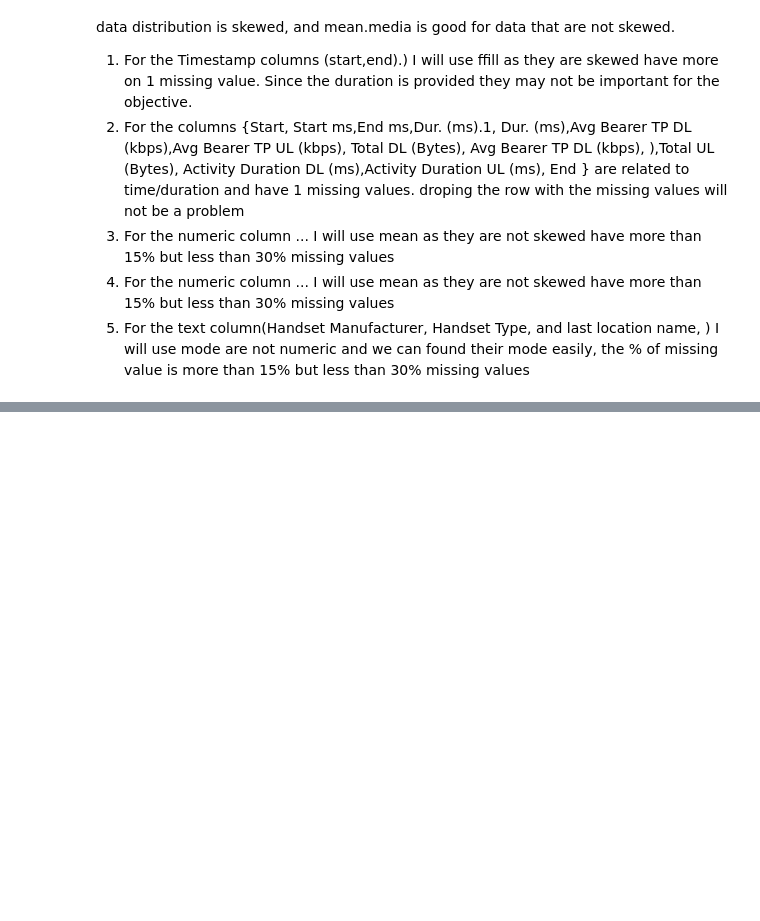
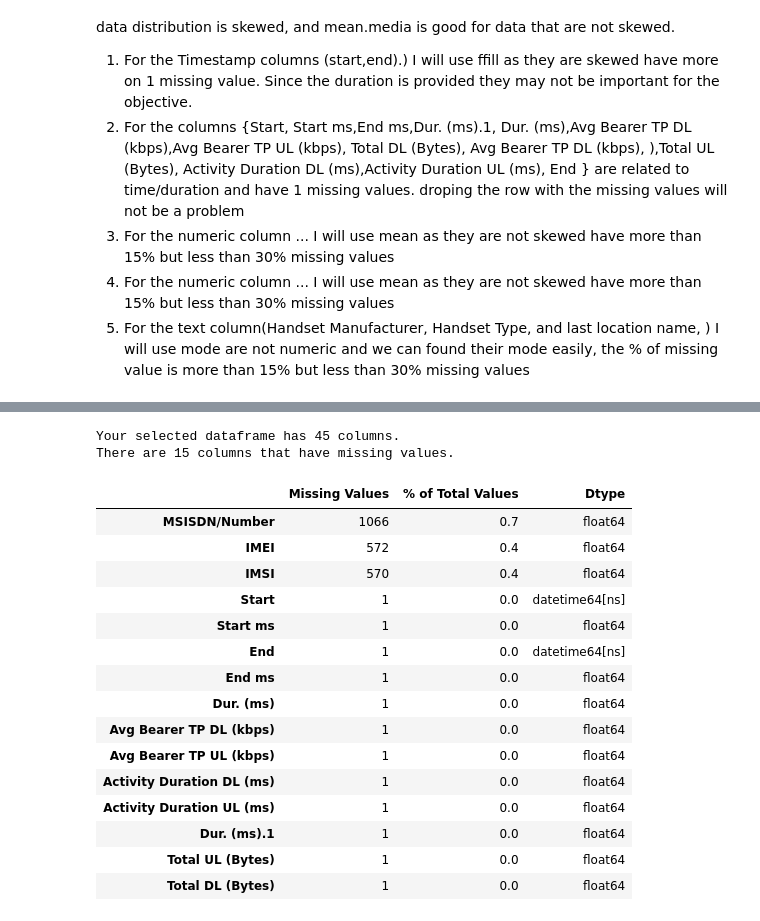
Before and after one commit to degagawolde/User-Analytics-Telecommunication-Industry, a Jupyter notebook: notebook/Data-Cleaning-Transforming-Extraction.ipynb, the cells around one changed output, grey strips where cells are left out. Saved outputs shown, nothing was run; the diff lists cells and outputs as text; code cells hidden in the pictures; blank space fills up the shorter version.

```diff
--- a/notebook/Data-Cleaning-Transforming-Extraction.ipynb
+++ b/notebook/Data-Cleaning-Transforming-Extraction.ipynb
@@ -260 +279,23 @@ print(drop_column.tolist())
+# %%
+mis_val_table_after_clean = missing_values_table(df_clean)
+mis_val_table_after_clean
+# %% [output]
+Your selected dataframe has 45 columns.
+There are 15 columns that have missing values.
+|  | Missing Values | % of Total Values | Dtype |
+| MSISDN/Number | 1066 | 0.7 | float64 |
+| IMEI | 572 | 0.4 | float64 |
+| IMSI | 570 | 0.4 | float64 |
+| Start | 1 | 0.0 | datetime64[ns] |
+| Start ms | 1 | 0.0 | float64 |
+| End | 1 | 0.0 | datetime64[ns] |
+| End ms | 1 | 0.0 | float64 |
+| Dur. (ms) | 1 | 0.0 | float64 |
+| Avg Bearer TP DL (kbps) | 1 | 0.0 | float64 |
+| Avg Bearer TP UL (kbps) | 1 | 0.0 | float64 |
+| Activity Duration DL (ms) | 1 | 0.0 | float64 |
+| Activity Duration UL (ms) | 1 | 0.0 | float64 |
+| Dur. (ms).1 | 1 | 0.0 | float64 |
+| Total UL (Bytes) | 1 | 0.0 | float64 |
+| Total DL (Bytes) | 1 | 0.0 | float64 |
 # %%
```
Also changed, not shown: parts of 21 cells of this notebook, 3 other files.
